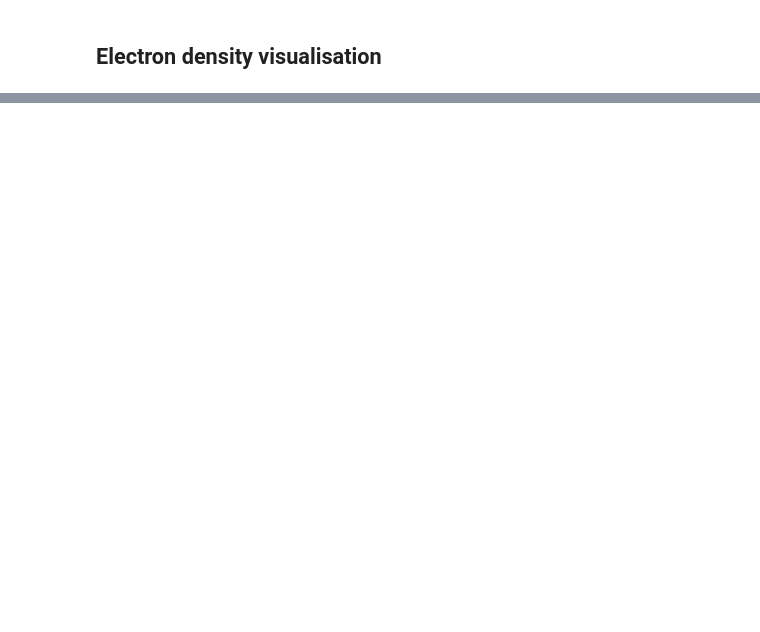
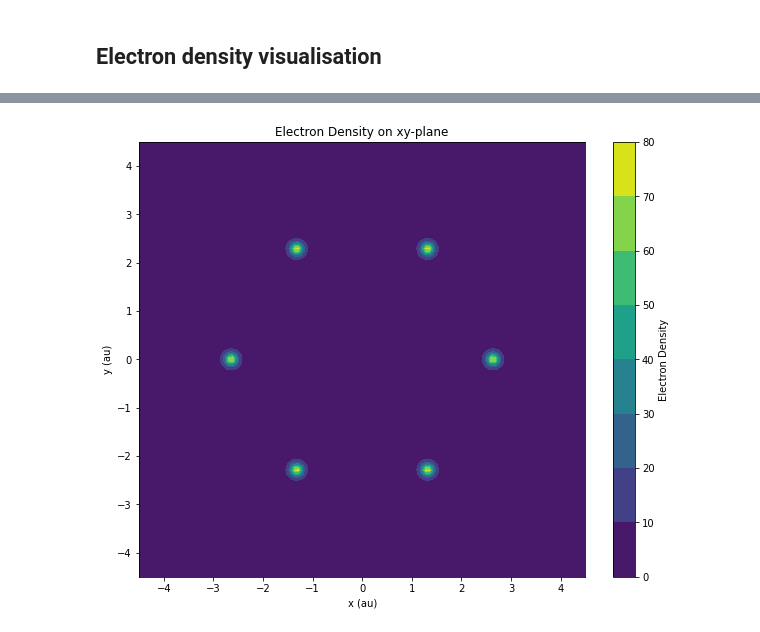
Before and after one commit to GQCG-edu/bootcamp, a Jupyter notebook: tutorials/electron_density_visualisation.ipynb, the cells around one changed output, grey strips where cells are left out. Drawn from its saved outputs; the diff is of its cells as text; code cells hidden in the pictures; blank space fills up the shorter version.

```diff
--- a/tutorials/electron_density_visualisation.ipynb
+++ b/tutorials/electron_density_visualisation.ipynb
@@ -233,0 +162,36 @@ plt.show()
+# %%
+# Define the grid resolution and range
+x_min, x_max = -4.5, 4.5  # Bohr
+y_min, y_max = -4.5, 4.5  # Bohr
+grid_points = 144  # Number of points along each axis
+
+# Create the x and y coordinates for the grid
+x_coords = np.linspace(x_min, x_max, grid_points)
+y_coords = np.linspace(y_min, y_max, grid_points)
+
+# Initialize the 2D array to store electron densities
+electron_density = np.zeros((grid_points, grid_points))
+
+# Compute electron density at each point in the xy-plane
+for i, x in enumerate(x_coords):
+    for j, y in enumerate(y_coords):
+        # Create the r_vec for the xy-plane, z = 0
+        r_vec = [x, y, 0.0]
+        # Compute electron density at this point
+        electron_density[i, j] = get_el_density_at_r(r_vec, mol, mf)
+# %%
+import matplotlib.pyplot as plt
+
+# Create a meshgrid for plotting
+X, Y = np.meshgrid(x_coords, y_coords)
+
+# Plot the electron density using contour plot
+plt.figure(figsize=(10, 8))
+cp = plt.contourf(X, Y, electron_density, cmap='viridis')
+plt.colorbar(cp, label='Electron Density')
+plt.xlabel('x (au)')
+plt.ylabel('y (au)')
+plt.title('Electron Density on xy-plane')
+plt.show()
+# %% [output]
+[figure, added]
```
Also changed, not shown: parts of 17 cells of this notebook.
